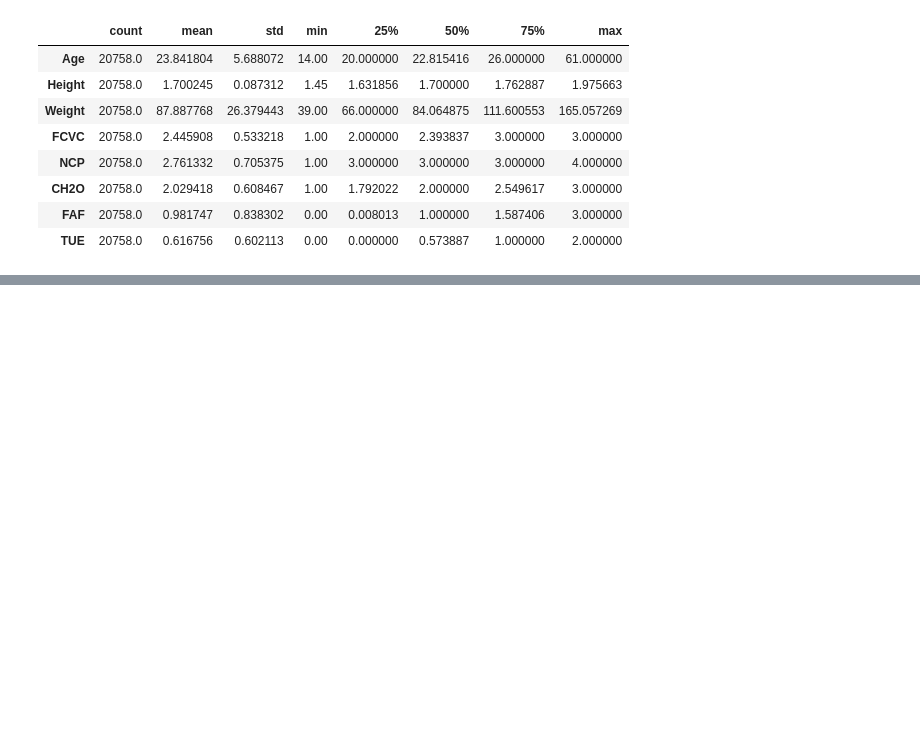
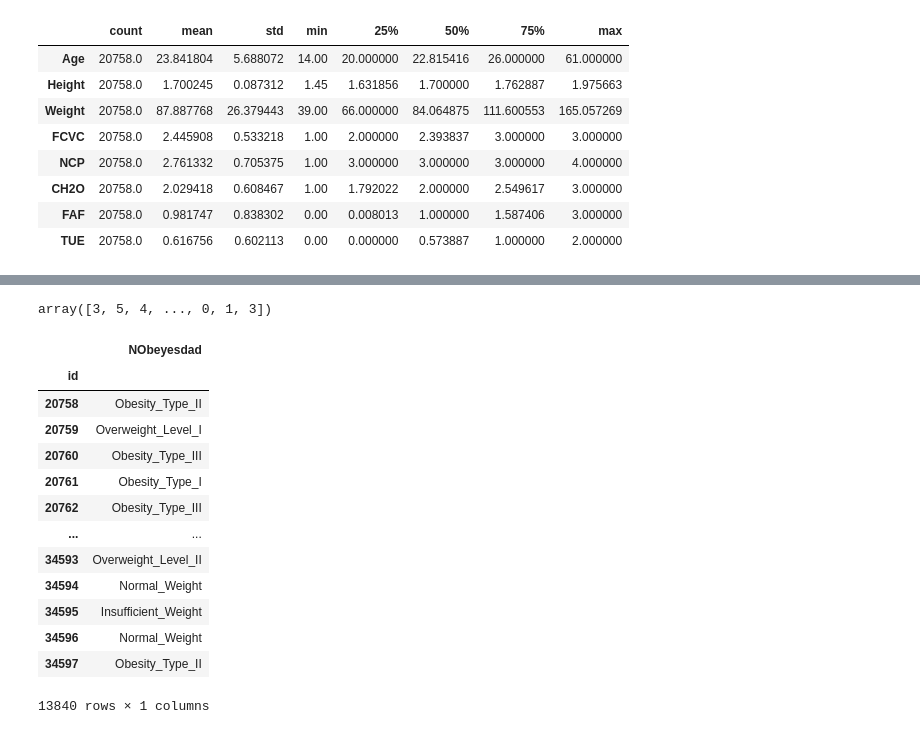
Before and after one commit to marcgloaguen/playgroundseries_s4e2, a Jupyter notebook: notebook.ipynb, the cells around one changed output, grey strips where cells are left out. Saved outputs shown, nothing was run; the diff lists cells and outputs as text; code cells hidden in the pictures; blank space fills up the shorter version.

```diff
--- a/notebook.ipynb
+++ b/notebook.ipynb
@@ -433,0 +412,7 @@ pd.DataFrame(weights, index = list(oof_list), columns = ['weight per model'])
+# %%
+estimators = [
+    ('xgb',xgb),
+    ('lgbm',lgbm),
+    ('cat',cat)
+]
+voting = VotingClassifier(estimators, voting='soft',weights=weights)
@@ -433,0 +426,2 @@ pd.DataFrame(weights, index = list(oof_list), columns = ['weight per model'])
+# %%
+voting.fit(X,y)
@@ -433,0 +446,9 @@ pd.DataFrame(weights, index = list(oof_list), columns = ['weight per model'])
+# %%
+test = pd.read_csv('data/test.csv', index_col='id')
+submission = pd.read_csv("data/sample_submission.csv", index_col='id')
+# %%
+voting.predict(test)
+# %% [output]
+array([3, 5, 4, ..., 0, 1, 3])
+# %%
+submission.loc[:,'NObeyesdad'] = lb.inverse_transform(voting.predict(test))
@@ -433,0 +459,17 @@ pd.DataFrame(weights, index = list(oof_list), columns = ['weight per model'])
+# %%
+submission
+# %% [output]
+|  | NObeyesdad |
+| id |  |
+| 20758 | Obesity_Type_II |
+| 20759 | Overweight_Level_I |
+| 20760 | Obesity_Type_III |
+| 20761 | Obesity_Type_I |
+| 20762 | Obesity_Type_III |
+| ... | ... |
+| 34593 | Overweight_Level_II |
+| 34594 | Normal_Weight |
+| 34595 | Insufficient_Weight |
+| 34596 | Normal_Weight |
+| 34597 | Obesity_Type_II |
+13840 rows × 1 columns
```
Also changed, not shown: parts of 56 cells of this notebook, 4 other files.
